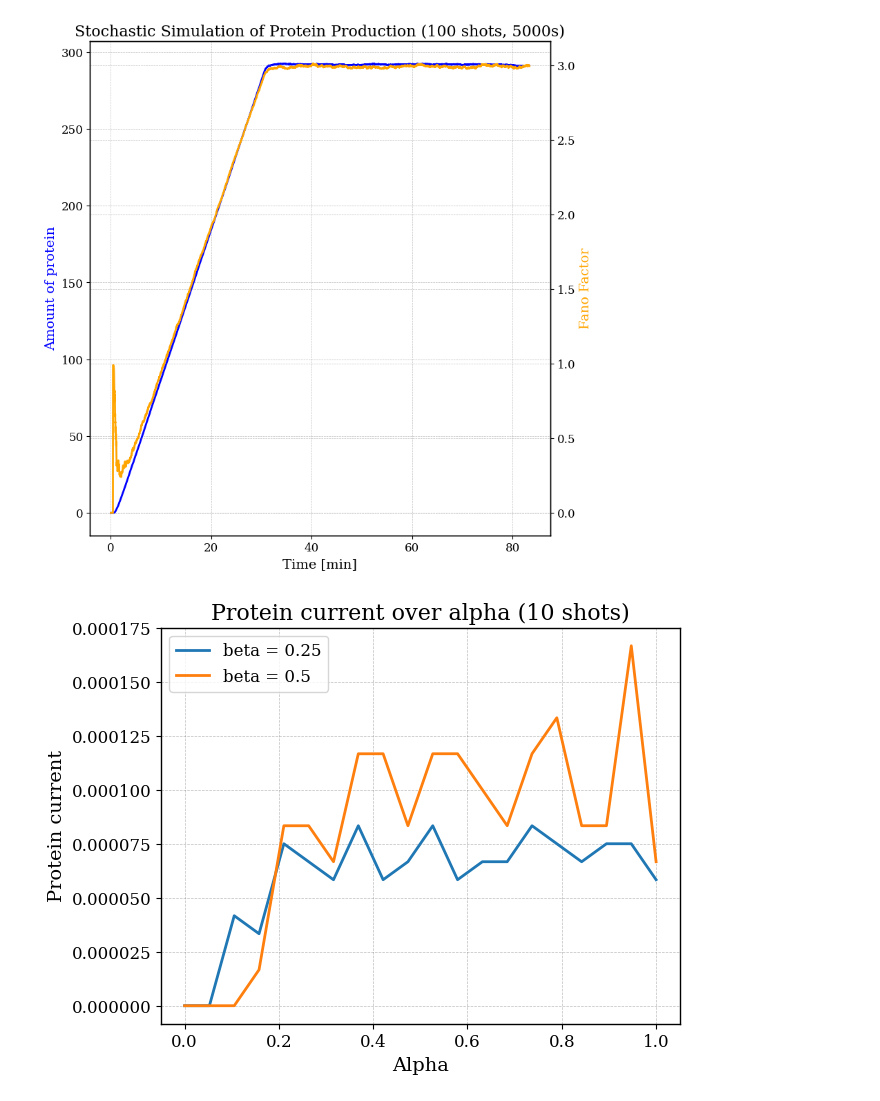
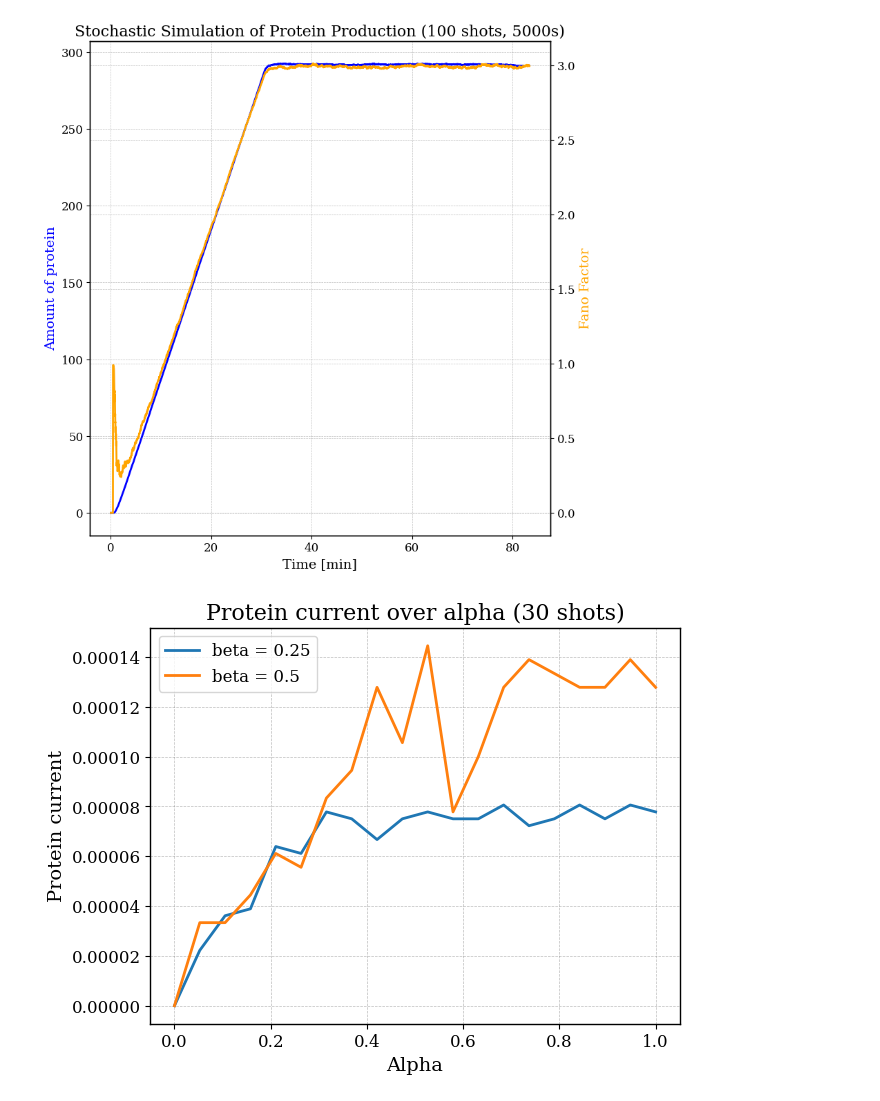
Before and after one commit to RicemanBoy/trafficRNA, a Jupyter notebook: trafficjam.ipynb, the cells around one changed output. Saved outputs shown, nothing was run; the diff lists cells and outputs as text; code cells hidden in the pictures.

Commit message:
More shots for the current

```diff
--- a/trafficjam.ipynb
+++ b/trafficjam.ipynb
@@ -137,7 +137,7 @@ q = np.array([1 for i in range(30)])
 
 y1, y2 = [],[]
 
-shots = 10
+shots = 30
 
 for k in alpharange:
     p_l_avg = 0
@@ -155,11 +155,11 @@ for k in alpharange:
 # %%
 plt.plot(alpharange, y1, label="beta = 0.25")
 plt.plot(alpharange, y2, label="beta = 0.5")
 
 plt.xlabel("Alpha")
 plt.ylabel("Protein current")
-plt.title("Protein current over alpha (10 shots)")
+plt.title("Protein current over alpha (30 shots)")
 plt.legend()
 plt.show()
 # %% [output]
-[figure, old version]
+[figure, new version]
```
